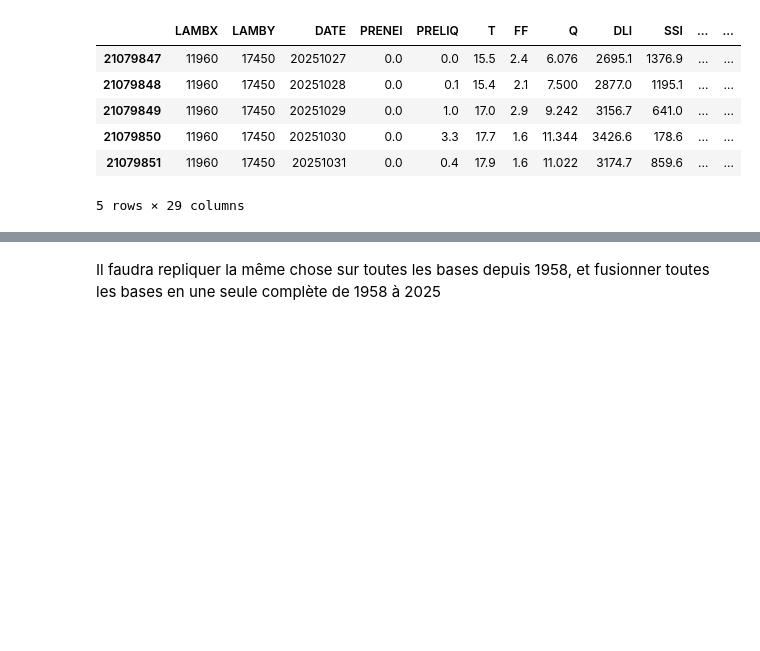
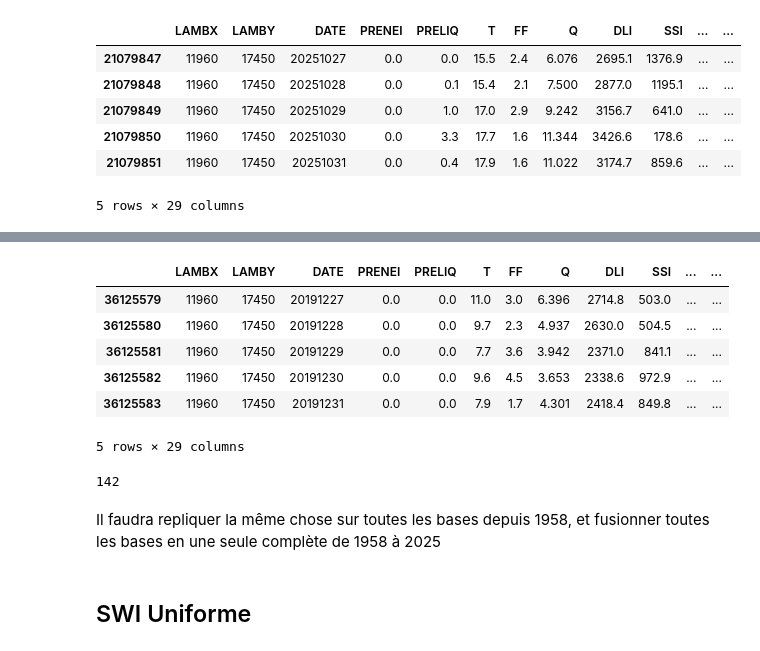
Before and after one commit to Sophie-Monsi/MACHINE-LEARNING-FOR-CLIMATE-RISK, a Jupyter notebook: Database_download.ipynb, the cells around one changed output, grey strips where cells are left out. Cells and saved outputs as stored; diff of their text form; code cells hidden in the pictures; blank space fills up the shorter version.

```diff
--- a/Database_download.ipynb
+++ b/Database_download.ipynb
@@ -69,0 +117,11 @@ quot_25.tail()
+# %%
+quot_10_19 = recuperer_donnees_gz('da6cd598-498b-4e39-96ea-fae89a4a8a46', 'QUOT_2010-2019', ';')
+quot_10_19.tail()
+# %% [output]
+|  | LAMBX | LAMBY | DATE | PRENEI | PRELIQ | T | FF | Q | DLI | SSI | ... | ... |
+| 36125579 | 11960 | 17450 | 20191227 | 0.0 | 0.0 | 11.0 | 3.0 | 6.396 | 2714.8 | 503.0 | ... | ... |
+| 36125580 | 11960 | 17450 | 20191228 | 0.0 | 0.0 | 9.7 | 2.3 | 4.937 | 2630.0 | 504.5 | ... | ... |
+| 36125581 | 11960 | 17450 | 20191229 | 0.0 | 0.0 | 7.7 | 3.6 | 3.942 | 2371.0 | 841.1 | ... | ... |
+| 36125582 | 11960 | 17450 | 20191230 | 0.0 | 0.0 | 9.6 | 4.5 | 3.653 | 2338.6 | 972.9 | ... | ... |
+| 36125583 | 11960 | 17450 | 20191231 | 0.0 | 0.0 | 7.9 | 1.7 | 4.301 | 2418.4 | 849.8 | ... | ... |
+5 rows × 29 columns
@@ -70,3 +130,9 @@ quot_25.tail()
+# %%
+quot_10_19[quot_10_19["YEAR"]==2011]["LAMBX"].unique()
+# %% [output]
+142
 # %% [markdown]
 Il faudra repliquer la même chose sur toutes les bases depuis 1958, et fusionner toutes les bases en une seule complète de 1958 à 2025
+# %% [markdown]
+## SWI Uniforme
 # %%
```
Also changed, not shown: parts of 17 cells of this notebook, 40 other files.
